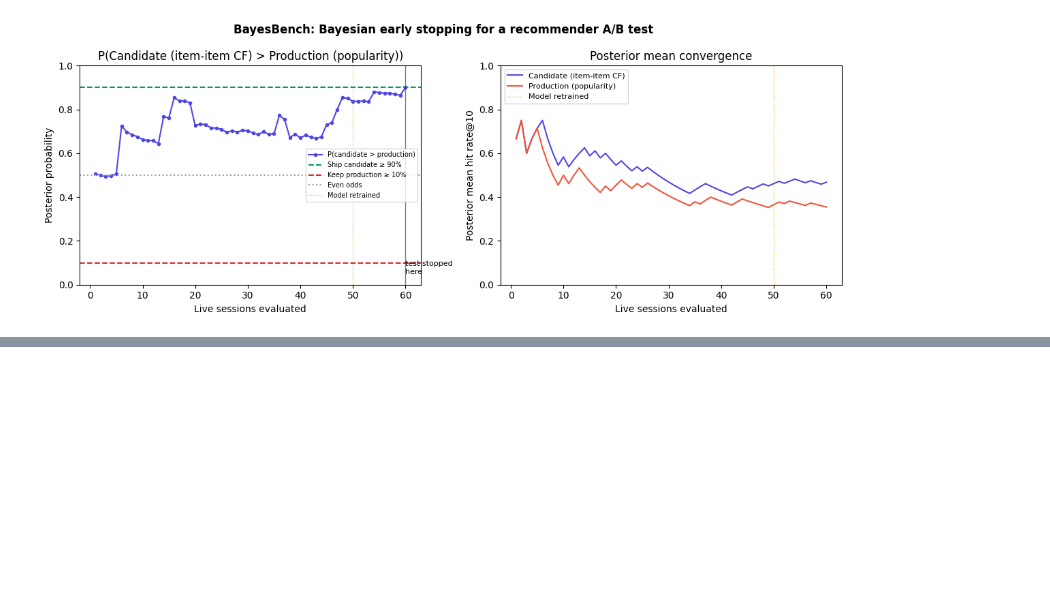
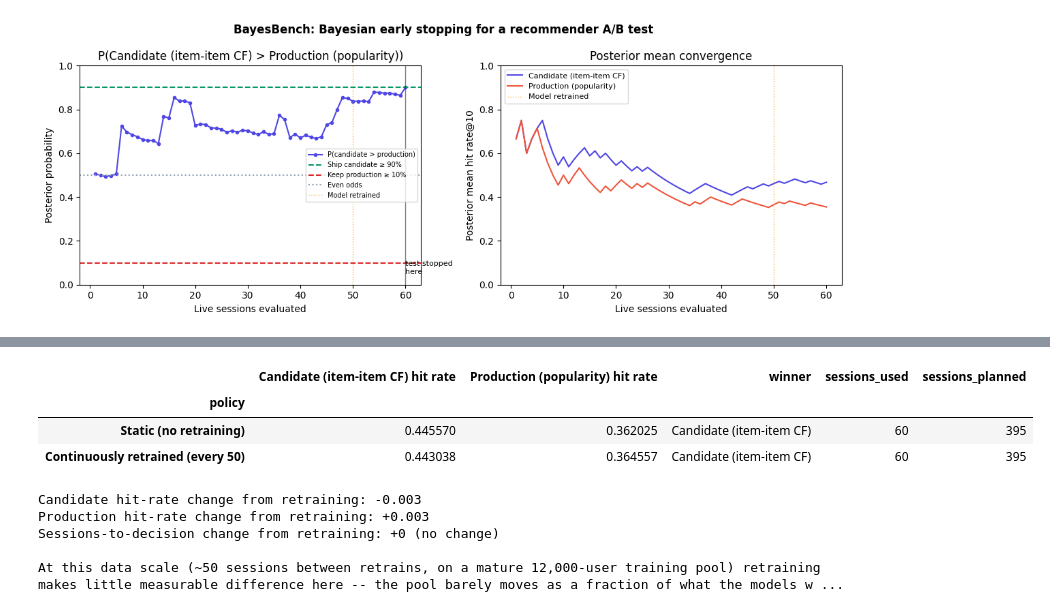
Before and after one commit to rymarinelli/bayesbench-notebook, a Jupyter notebook: bayesbench_demo.ipynb, the cells around one changed output, grey strips where cells are left out. Saved outputs shown, nothing was run; the diff lists cells and outputs as text; code cells hidden in the pictures; blank space fills up the shorter version.

```diff
--- a/bayesbench_demo.ipynb
+++ b/bayesbench_demo.ipynb
@@ -101,13 +101,13 @@ def fit_models(ratings_pool):
 
 
 # The pool of "known" ratings the models are trained on. It starts as the offline
-# training pool and grows as live sessions are folded back in (see Section 5).
-known_ratings = ratings[ratings["user_id"].isin(train_users)].copy()
-item_similarity, popularity_rank = fit_models(known_ratings)
+# training pool; run_ab_test() (Section 5) grows its own copy as live sessions arrive.
+initial_known_ratings = ratings[ratings["user_id"].isin(train_users)].copy()
+initial_item_similarity, initial_popularity_rank = fit_models(initial_known_ratings)
 
-print(f"Item-item similarity matrix: {item_similarity.shape}")
-print(f"Fitted on {known_ratings['user_id'].nunique():,} users")
-print("Most popular movie in the training pool:", movie_title[movie_ids[popularity_rank[0]]])
+print(f"Item-item similarity matrix: {initial_item_similarity.shape}")
+print(f"Fitted on {initial_known_ratings['user_id'].nunique():,} users")
+print("Most popular movie in the training pool:", movie_title[movie_ids[initial_popularity_rank[0]]])
 # %% [output]
 Item-item similarity matrix: (300, 300)
 Fitted on 12,000 users
@@ -117,7 +117,7 @@ Most popular movie in the training pool: Guardians of the Galaxy (2014)
 
 For each live-traffic user we simulate a session: hide one movie they rated `>= FAVORITE_THRESHOLD` (the "outcome" of the session — what they actually wanted), show the model everything else in their history, and ask it to recommend `K` movies. A hit means the recommender surfaced the movie the user actually loved.
 # %%
-def simulate_session(user_id, eval_ratings):
+def simulate_session(user_id, eval_ratings, item_similarity, popularity_rank):
     user_ratings = eval_ratings[eval_ratings["user_id"] == user_id]
     favorites = user_ratings[user_ratings["rating"] >= FAVORITE_THRESHOLD]
     if favorites.empty:
@@ -334,3 +356,59 @@ plt.show()
+# %%
+static_run = run_ab_test(retrain_every=10**9)  # never fires within N_EVAL_USERS sessions
+
+def _summarize(run, label):
+    r = run["result"]
+    winner = MODEL_A_NAME if r["winner"] == "A" else MODEL_B_NAME if r["winner"] == "B" else "Inconclusive"
+    return {
+        "policy": label,
+        f"{MODEL_A_NAME} hit rate": np.mean(run["scores_a"]),
+        f"{MODEL_B_NAME} hit rate": np.mean(run["scores_b"]),
+        "winner": winner,
+        "sessions_used": r["sessions_used"],
+        "sessions_planned": r["sessions_planned"],
+    }
+
+comparison = pd.DataFrame([
+    _summarize(static_run, "Static (no retraining)"),
+    _summarize(main_run, f"Continuously retrained (every {RETRAIN_EVERY})"),
+]).set_index("policy")
+comparison
+# %% [output]
+|  | Candidate (item-item CF) hit rate | Production (popularity) hit rate | winner | sessions_used | sessions_planned |
+| policy |  |  |  |  |  |
+| Static (no retraining) | 0.445570 | 0.362025 | Candidate (item-item CF) | 60 | 395 |
+| Continuously retrained (every 50) | 0.443038 | 0.364557 | Candidate (item-item CF) | 60 | 395 |
+# %%
+cand_delta = np.mean(main_run["scores_a"]) - np.mean(static_run["scores_a"])
+prod_delta = np.mean(main_run["scores_b"]) - np.mean(static_run["scores_b"])
+speed_delta = static_run["result"]["sessions_used"] - main_run["result"]["sessions_used"]
+
+print(f"Candidate hit-rate change from retraining: {cand_delta:+.3f}")
+print(f"Production hit-rate change from retraining: {prod_delta:+.3f}")
+print(f"Sessions-to-decision change from retraining: {speed_delta:+d} "
+      f"({'faster' if speed_delta > 0 else 'slower' if speed_delta < 0 else 'no change'})")
+
+if abs(cand_delta) < 0.02 and abs(speed_delta) <= 5:
+    print(
+        "\nAt this data scale (~50 sessions between retrains, on a mature 12,000-user "
+        "training pool) retraining makes little measurable difference here -- the pool "
+        "barely moves as a fraction of what the models were already fit on. That's a "
+        "real, useful finding: it tells you retraining cadence isn't the lever to pull "
+        "in this regime. The mechanism still matters in settings with faster drift or a "
+        "smaller/colder initial training pool, where each new batch of sessions is a much "
+        "larger fraction of what the model knows."
+    )
+else:
+    print(
+        "\nRetraining measurably changed the outcome here -- evidence that, even at this "
+        "scale, keeping the models fed with live data is doing real work."
+    )
+# %% [output]
+Candidate hit-rate change from retraining: -0.003
+Production hit-rate change from retraining: +0.003
+Sessions-to-decision change from retraining: +0 (no change)
+
+At this data scale (~50 sessions between retrains, on a mature 12,000-user training pool) retraining makes little measurable difference here -- the pool barely moves as a fraction of what the models w ...
 # %% [markdown]
 ## Why this matters for MLOps
 
```
Also changed, not shown: parts of 4 cells of this notebook.
